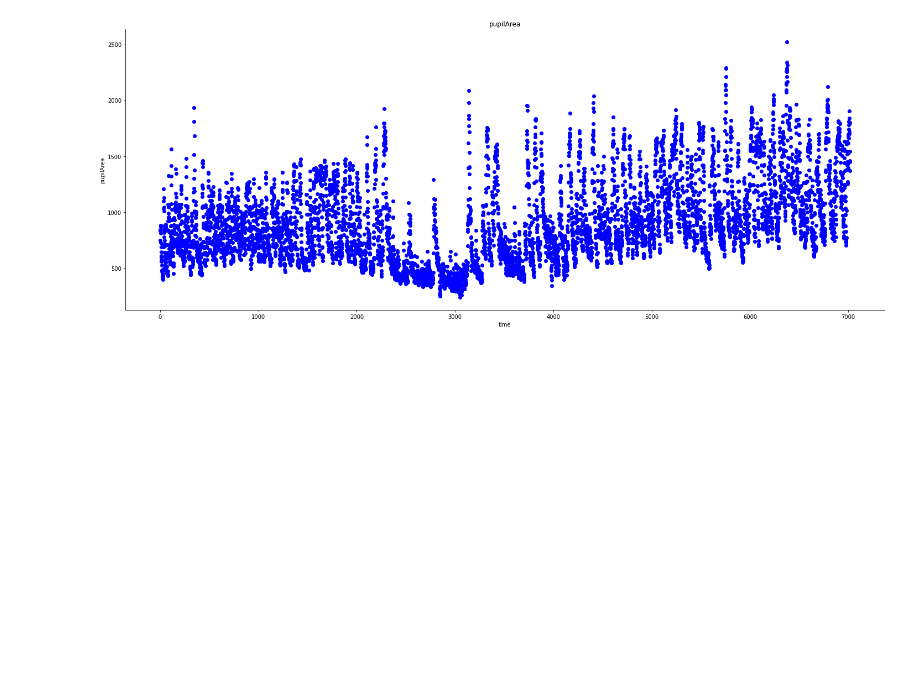
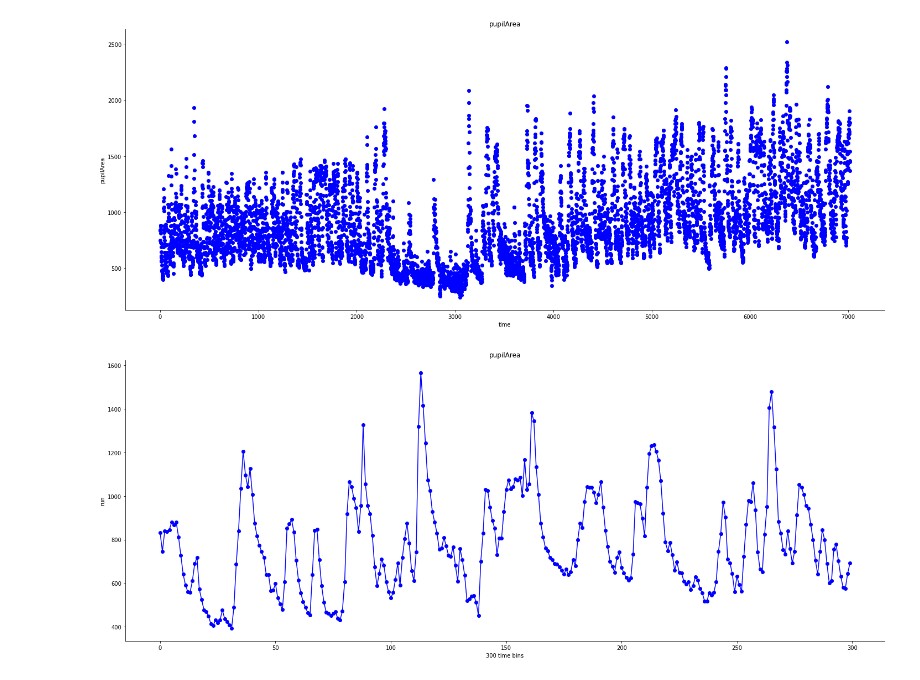
Before and after one commit to CristianLazoQuispe/Stringer-project, a Jupyter notebook: Notebooks/spontaneous/02.Spontaneous_EDA.ipynb, the cells around one changed output. Saved outputs shown, nothing was run; the diff lists cells and outputs as text; code cells hidden in the pictures; blank space fills up the shorter version.

```diff
--- a/Notebooks/spontaneous/02.Spontaneous_EDA.ipynb
+++ b/Notebooks/spontaneous/02.Spontaneous_EDA.ipynb
@@ -404,3 +440,13 @@ plt.ylabel('pupilArea')
 plt.show()
 # %% [output]
 [figure]
+# %%
+fig = plt.figure(figsize=(20,8))
+plt.plot(dat['pupilArea'][:300],'-bo')
+plt.title('pupilArea')
+plt.xlabel('300 time bins')
+plt.ylabel('run')
+
+plt.show()
+# %% [output]
+[figure, added]
```
Also changed, not shown: parts of 26 cells of this notebook, 1 other file.
